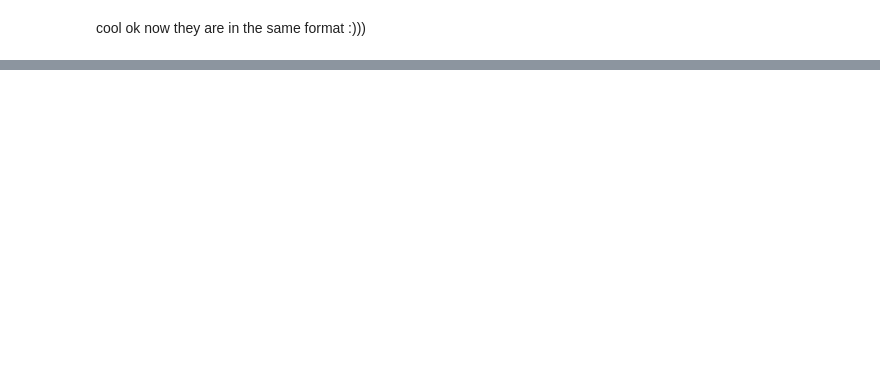
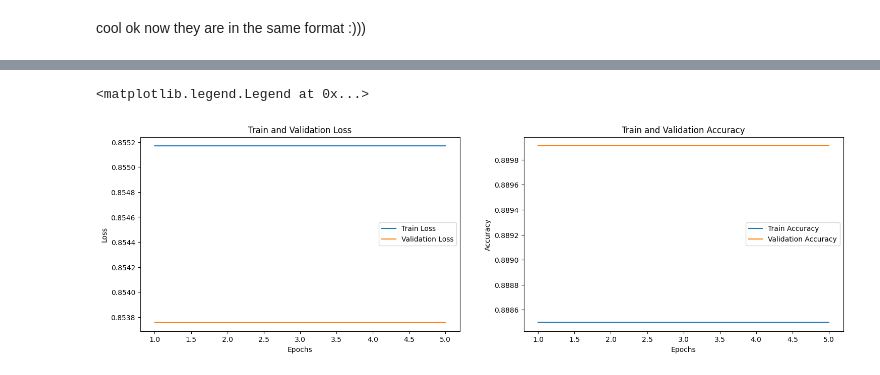
Before and after one commit to jamiemilsom/Deep_Learning_MSc, a Jupyter notebook: Kaggle/PSSM_Profiles/pssm.ipynb, the cells around one changed output, grey strips where cells are left out. Cells and saved outputs as stored; diff of their text form; code cells hidden in the pictures; blank space fills up the shorter version.

Commit message:
training but not learning

```diff
--- a/Kaggle/PSSM_Profiles/pssm.ipynb
+++ b/Kaggle/PSSM_Profiles/pssm.ipynb
@@ -486,6 +417,7 @@ def train_model(model, train_dataloader, val_dataloader, loss_fn, optimizer, num
     train_accuracies = []
     val_accuracies = []
 
+    model.to(device)
     for epoch in range(num_epochs):
         # Training phase
         model.train()
@@ -503,10 +435,9 @@ def train_model(model, train_dataloader, val_dataloader, loss_fn, optimizer, num
 
             train_loss += loss.item() * inputs.size(0)
             _, predicted = torch.max(outputs, 1)
-            _, labels = torch.max(labels, 1)
 
-            total_train += labels.size(0)
-            correct_train += (predicted == labels).sum().item()
+            total_train += labels.size(0) * labels.size(1)
+            correct_train += torch.sum((predicted == labels)).item()
 
         avg_train_loss = train_loss / len(train_dataloader.dataset)
         train_losses.append(avg_train_loss)
@@ -527,9 +458,8 @@ def train_model(model, train_dataloader, val_dataloader, loss_fn, optimizer, num
 
                 val_loss += loss.item() * inputs.size(0)
                 _, predicted = torch.max(outputs, 1)
-                _, labels = torch.max(labels, 1)
-                total_val += labels.size(0)
-                correct_val += (predicted == labels).sum().item()
+                total_val += labels.size(0) * labels.size(1)
+                correct_val += torch.sum((predicted == labels)).item()
 
         avg_val_loss = val_loss / len(val_dataloader.dataset)
         val_losses.append(avg_val_loss)
@@ -542,5 +472,5 @@ def train_model(model, train_dataloader, val_dataloader, loss_fn, optimizer, num
 
     return train_losses, val_losses, train_accuracies, val_accuracies
 # %%
-train_model(model.to(device), train_dataloader, val_dataloader, loss_fn, optimizer_conv, num_epochs=1)
+train_losses, val_losses, train_accuracies, val_accuracies = train_model(model, train_dataloader, val_dataloader, loss_fn, optimizer_conv, num_epochs=5)
 # %% [output]
@@ -547,0 +482,25 @@ KeyboardInterrupt:
+# %%
+import matplotlib.pyplot as plt
+
+epochs = range(1, len(train_losses) + 1)
+
+plt.figure(figsize = (18,5))
+plt.subplot(1,2,1)
+plt.plot(epochs, train_losses, label='Train Loss')
+plt.plot(epochs, val_losses, label='Validation Loss')
+plt.xlabel('Epochs')
+plt.ylabel('Loss')
+plt.title('Train and Validation Loss')
+plt.legend()
+
+
+plt.subplot(1,2,2)
+plt.plot(epochs, train_accuracies, label='Train Accuracy')
+plt.plot(epochs, val_accuracies, label='Validation Accuracy')
+plt.xlabel('Epochs')
+plt.ylabel('Accuracy')
+plt.title('Train and Validation Accuracy')
+plt.legend()
+# %% [output]
+<matplotlib.legend.Legend at 0x...>
+[figure, added]
```
Also changed, not shown: parts of 7 cells of this notebook.
